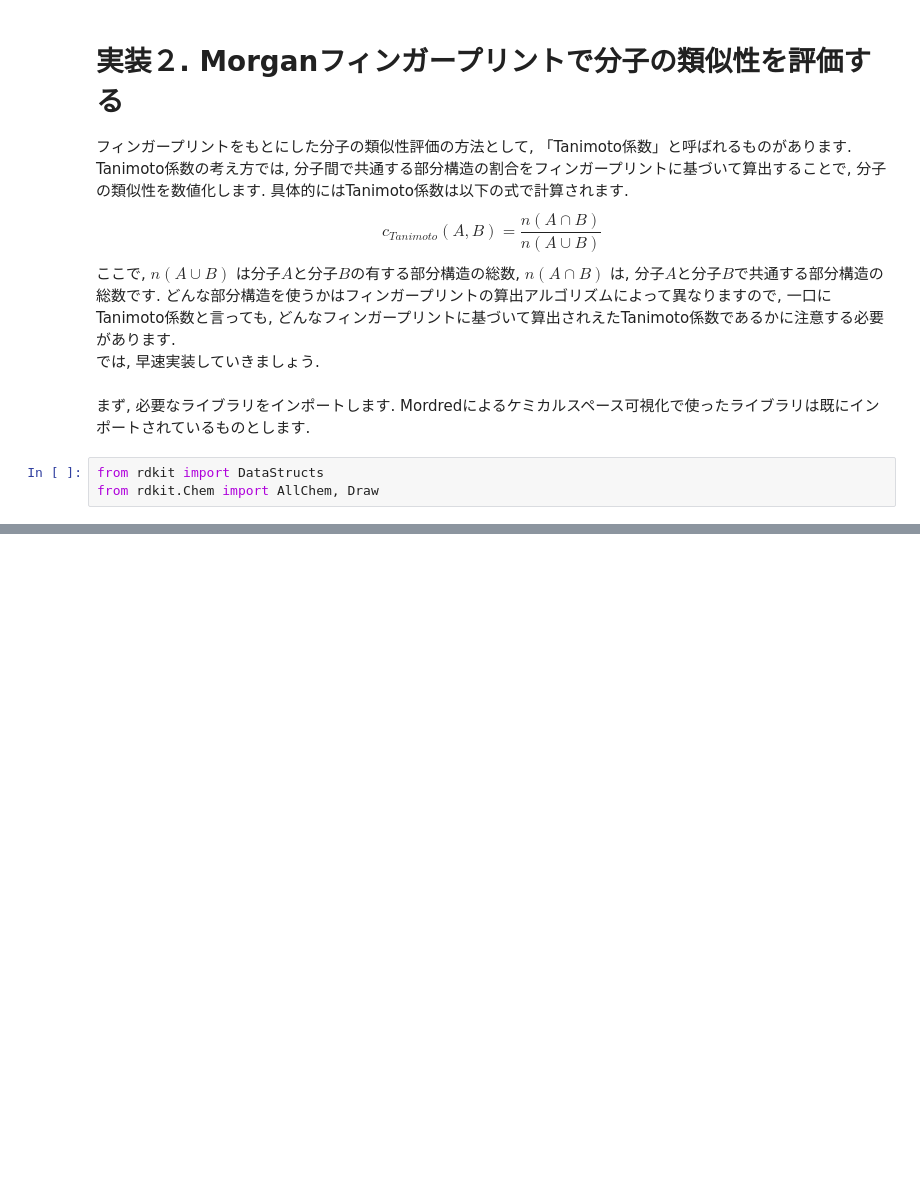
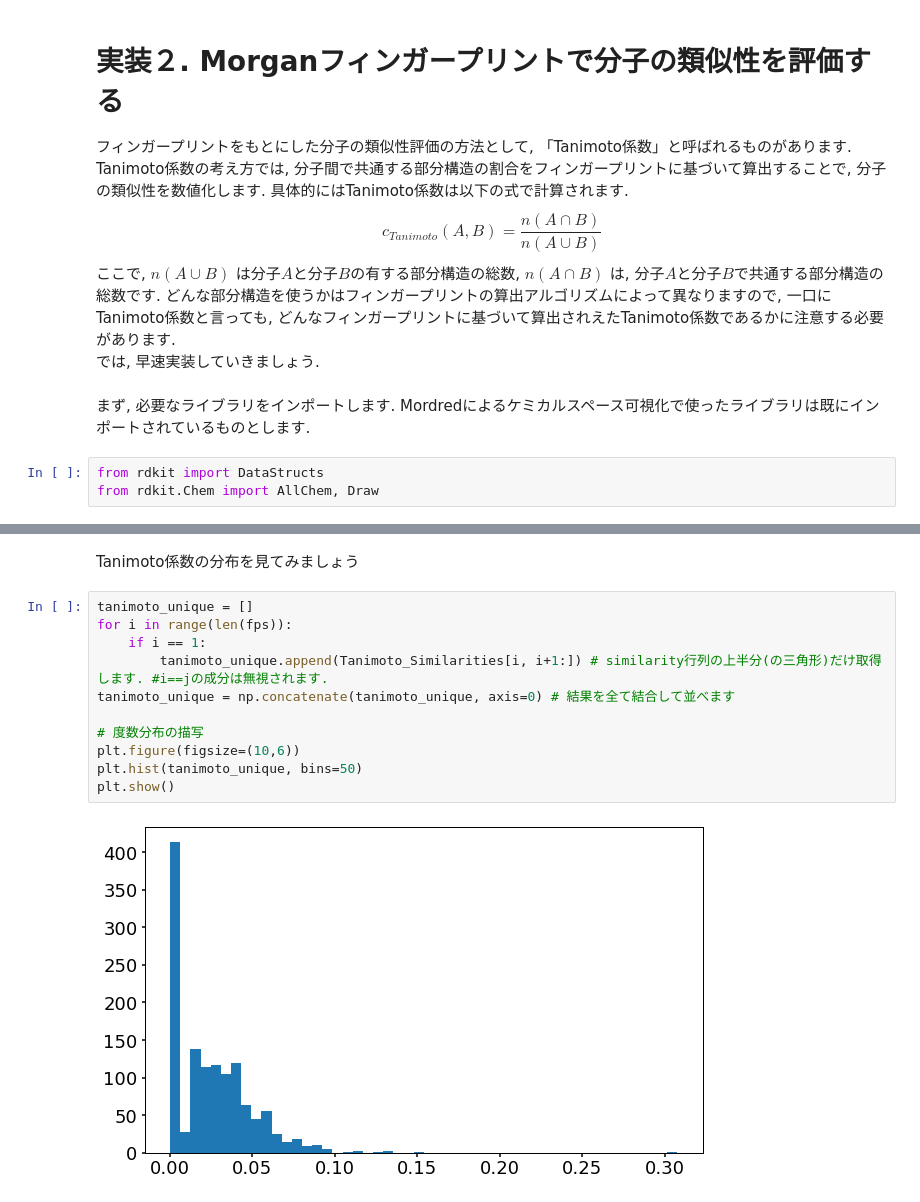
Before and after one commit to TeddyGlass/tutorials, a Jupyter notebook: notebook/chapter4.ipynb, the cells around one changed output, grey strips where cells are left out. Drawn from its saved outputs; the diff is of its cells as text; blank space fills up the shorter version.

```diff
--- a/notebook/chapter4.ipynb
+++ b/notebook/chapter4.ipynb
@@ -139,0 +148,15 @@ TypeError: 'UIntSparseIntVect' object is not callable
+# %% [markdown]
+Tanimoto係数の分布を見てみましょう
+# %%
+tanimoto_unique = []
+for i in range(len(fps)):
+    if i == 1:
+        tanimoto_unique.append(Tanimoto_Similarities[i, i+1:]) # similarity行列の上半分(の三角形)だけ取得します. #i==jの成分は無視されます.
+tanimoto_unique = np.concatenate(tanimoto_unique, axis=0) # 結果を全て結合して並べます
+
+# 度数分布の描写
+plt.figure(figsize=(10,6))
+plt.hist(tanimoto_unique, bins=50)
+plt.show()
+# %% [output]
+[figure, added]
```
Also changed, not shown: parts of 8 cells of this notebook.
